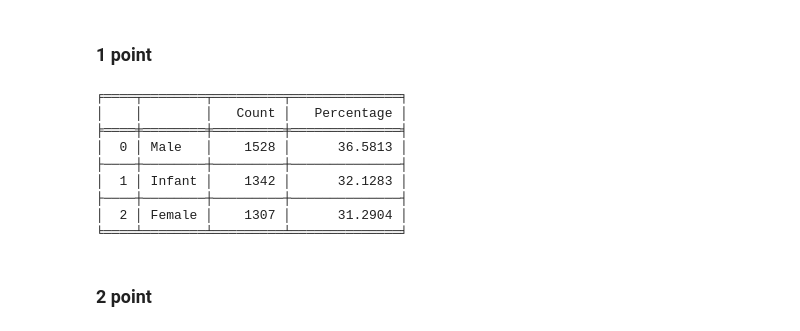
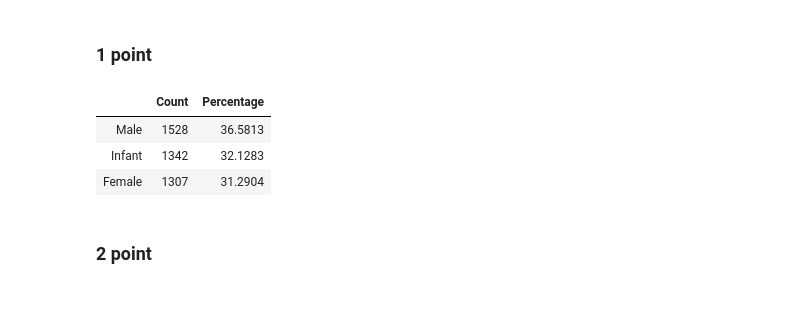
Before and after one commit to centGeek/ProgrammingInPython, a Jupyter notebook: zadanie1/zadanie1.ipynb, the cells around one changed output. Drawn from its saved outputs; the diff is of its cells as text; code cells hidden in the pictures; blank space fills up the shorter version.

```diff
--- a/zadanie1/zadanie1.ipynb
+++ b/zadanie1/zadanie1.ipynb
@@ -11,33 +9,27 @@ def function_to_plot(data_structure):
 # %%
 data = pd.read_csv("data.csv", header=None)
 data.columns = [
     'sex',
-    'length [mm]',
-    'diameter [mm]',
-    'height [mm]',
-    'whole weight [g]',
-    'shucked weight [g]',
-    'viscera weight [g]',
-    'shell weight [g]',
-    'rings'
+    'Length',
+    'Diameter',
+    'Height',
+    'Whole weight',
+    'Dhucked weight',
+    'Viscera weight',
+    'Dhell weight',
+    'Rings'
 ]
 data['sex'] = data['sex'].map({'M': 'Male', 'F': 'Female', 'I': 'Infant'})
 
 gender_counts = data['sex'].value_counts().reset_index()
 gender_counts.columns = ['', 'Count']
 gender_counts['Percentage'] = (gender_counts['Count'] / gender_counts['Count'].sum() * 100).round(4)
-
-function_to_plot(gender_counts)
+display(HTML(gender_counts.to_html(index=False)))
 # %% [output]
-╒════╤════════╤═════════╤══════════════╕
-│    │        │   Count │   Percentage │
-╞════╪════════╪═════════╪══════════════╡
-│  0 │ Male   │    1528 │      36.5813 │
-├────┼────────┼─────────┼──────────────┤
-│  1 │ Infant │    1342 │      32.1283 │
-├────┼────────┼─────────┼──────────────┤
-│  2 │ Female │    1307 │      31.2904 │
-╘════╧════════╧═════════╧══════════════╛
+|  | Count | Percentage |
+| Male | 1528 | 36.5813 |
+| Infant | 1342 | 32.1283 |
+| Female | 1307 | 31.2904 |
 # %% [markdown]
 ### 2 point
 # %%
```
Also changed, not shown: parts of 9 cells of this notebook.
